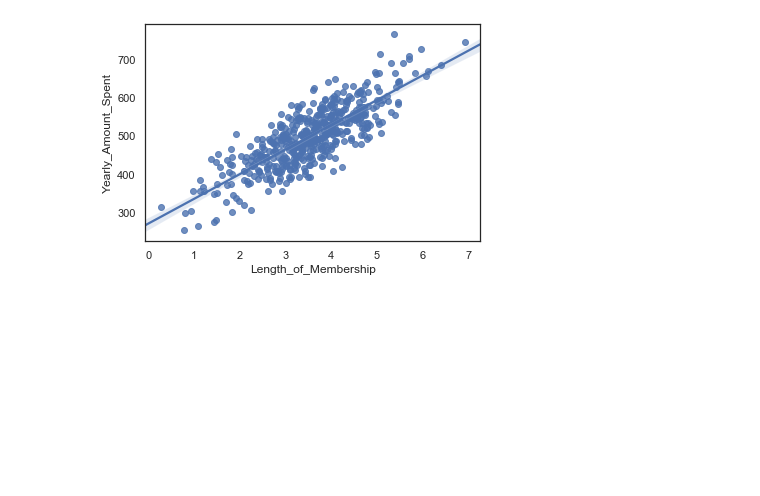
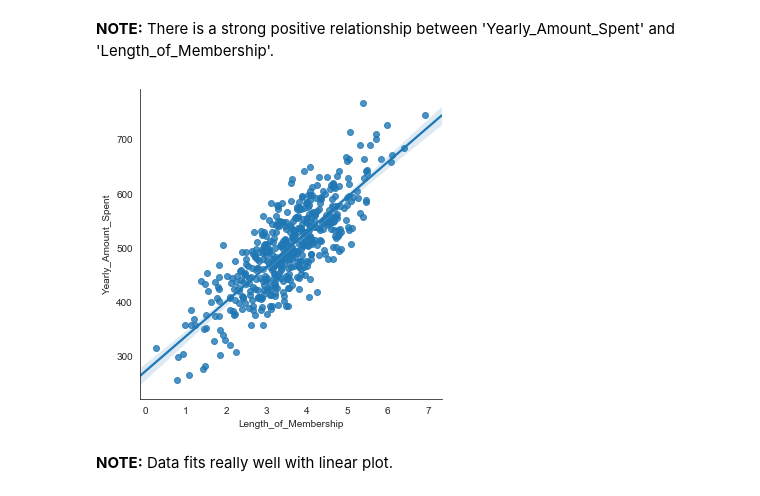
Before and after one commit to CodeInDna/Data-Science-Exercises, a Jupyter notebook: Practice_Exercises/FyntraFashions.ipynb, the cells around one changed output. Saved outputs shown, nothing was run; the diff lists cells and outputs as text; code cells hidden in the pictures; blank space fills up the shorter version.

```diff
--- a/Practice_Exercises/FyntraFashions.ipynb
+++ b/Practice_Exercises/FyntraFashions.ipynb
@@ -42,4 +60,8 @@ sns.pairplot(df);
-# %%
-sns.regplot(data=df, x='Length_of_Membership', y='Yearly_Amount_Spent');
-# %% [output]
-[figure, removed]
+# %% [markdown]
+**NOTE:** There is a strong positive relationship between 'Yearly_Amount_Spent' and 'Length_of_Membership'.
+# %%
+sns.lmplot('Length_of_Membership', 'Yearly_Amount_Spent', data=df);
+# %% [output]
+[figure, added]
+# %% [markdown]
+**NOTE:** Data fits really well with linear plot.
```
Also changed, not shown: parts of 37 cells of this notebook.
